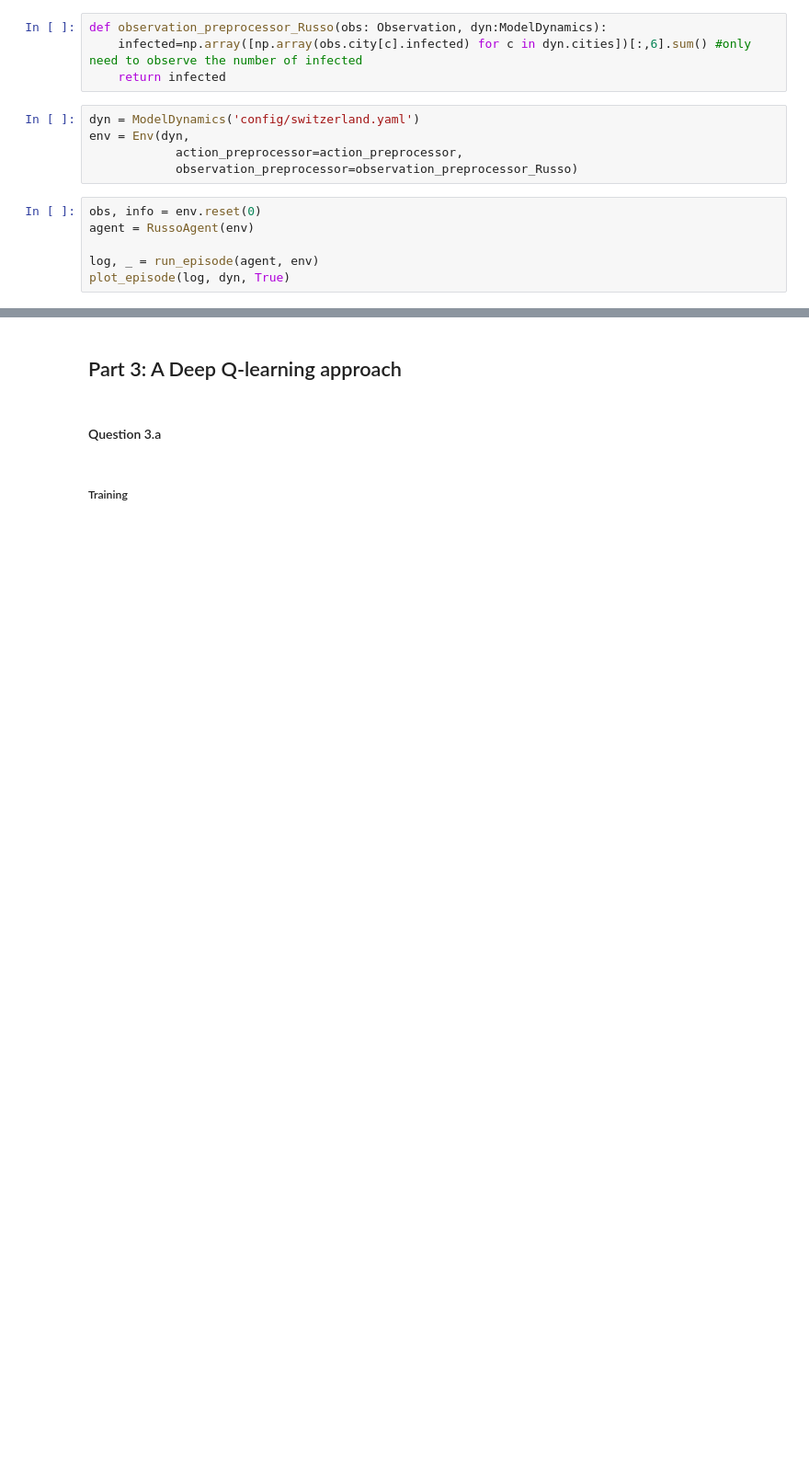
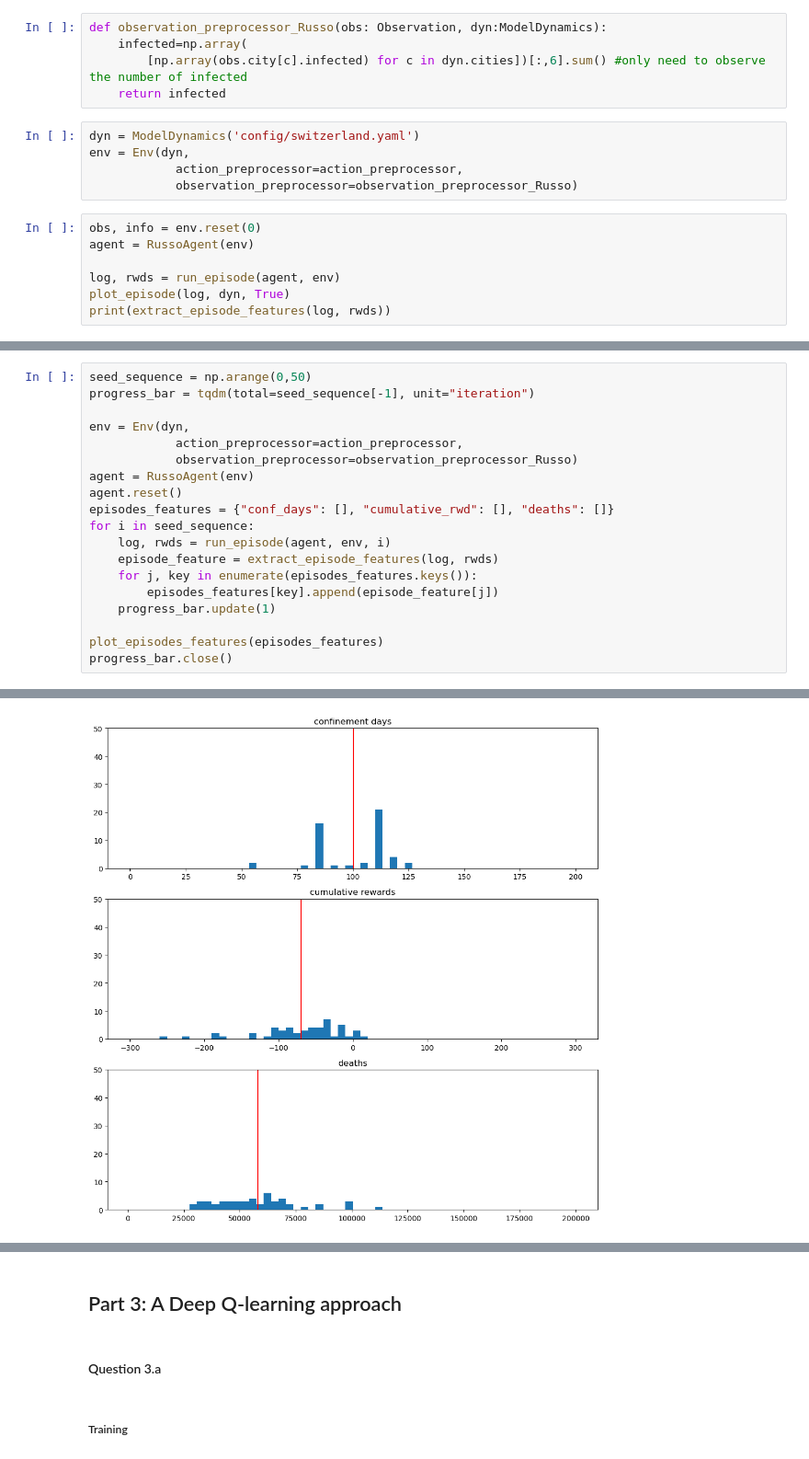
Before and after one commit to paulblgr/Miniproject-ANN, a Jupyter notebook: notebook.ipynb, the cells around one changed output, grey strips where cells are left out. Shown at 92% size. Cells and saved outputs as stored; diff of their text form; blank space fills up the shorter version.

```diff
--- a/notebook.ipynb
+++ b/notebook.ipynb
@@ -54,7 +54,8 @@ plot_episode(log, dyn)
 from epidemic_env.agent import RussoAgent
 # %%
 def observation_preprocessor_Russo(obs: Observation, dyn:ModelDynamics):
-    infected=np.array([np.array(obs.city[c].infected) for c in dyn.cities])[:,6].sum() #only need to observe the number of infected
+    infected=np.array(
+        [np.array(obs.city[c].infected) for c in dyn.cities])[:,6].sum() #only need to observe the number of infected
     return infected
 # %%
 dyn = ModelDynamics('config/switzerland.yaml')
@@ -65,7 +66,8 @@ env = Env(dyn,
 obs, info = env.reset(0)
 agent = RussoAgent(env)
 
-log, _ = run_episode(agent, env)
+log, rwds = run_episode(agent, env)
 plot_episode(log, dyn, True)
+print(extract_episode_features(log, rwds))
 # %% [output]
 [figure]
@@ -71,0 +81,20 @@ plot_episode(log, dyn, True)
+# %%
+seed_sequence = np.arange(0,50)
+progress_bar = tqdm(total=seed_sequence[-1], unit="iteration")
+
+env = Env(dyn,
+            action_preprocessor=action_preprocessor,
+            observation_preprocessor=observation_preprocessor_Russo)
+agent = RussoAgent(env)
+agent.reset()
+episodes_features = {"conf_days": [], "cumulative_rwd": [], "deaths": []}
+for i in seed_sequence:
+    log, rwds = run_episode(agent, env, i)
+    episode_feature = extract_episode_features(log, rwds)
+    for j, key in enumerate(episodes_features.keys()):
+        episodes_features[key].append(episode_feature[j])
+    progress_bar.update(1)
+
+plot_episodes_features(episodes_features)
+progress_bar.close()
+# %% [output]
@@ -71,0 +102 @@ plot_episode(log, dyn, True)
+[figure, added]
```
Also changed, not shown: parts of 8 cells of this notebook, 2 other files.
